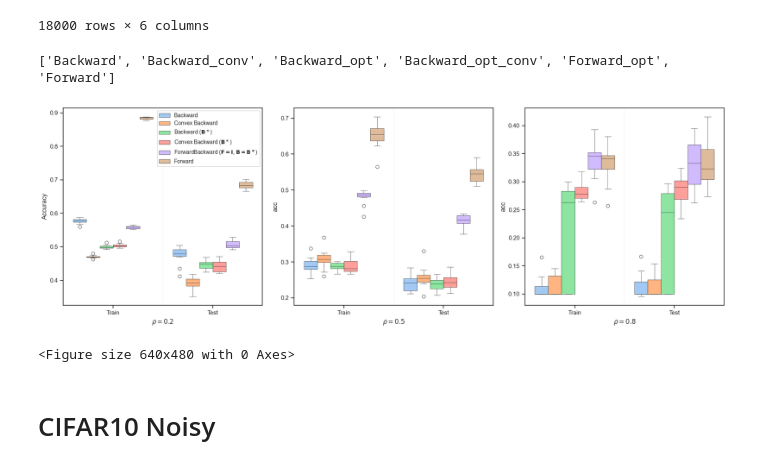
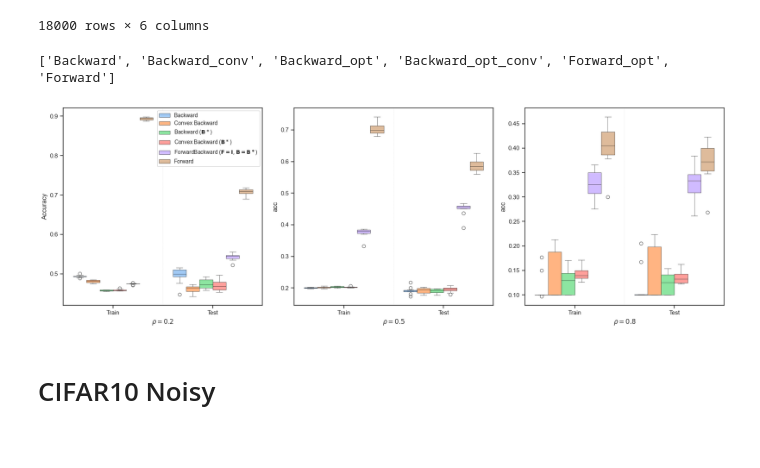
Before and after one commit to DaniBacaicoa/ForwardBackard_losses, a Jupyter notebook: New_Results_viasualization.ipynb, the cells around one changed output. Saved outputs shown, nothing was run; the diff lists cells and outputs as text; code cells hidden in the pictures.

```diff
--- a/New_Results_viasualization.ipynb
+++ b/New_Results_viasualization.ipynb
@@ -1231,7 +1231,7 @@ See the caveats in the documentation: https://pandas.pydata.org/pandas-docs/stab
 18000 rows × 6 columns
 # %%
 #selected_loss_fns = ['Backward', 'Forward']
-last_epoch_df = df_concatenado[df_concatenado['epoch'] == 20]
+last_epoch_df = df_concatenado[df_concatenado['epoch'] == 40]
 #last_epoch_df = last_epoch_df[last_epoch_df['loss_fn'].isin(selected_loss_fns)]
 
 df_corr1 = last_epoch_df[last_epoch_df['corr_p']==0.2]
@@ -1242,7 +1242,7 @@ sns.set_theme(style="ticks", palette="pastel")
 fig, axes = plt.subplots(1, 3, figsize=(18, 6), sharey=False)
 
 
-hue_order = ['Backward', 'Backward_conv', 'Backward_opt', 'Backward_opt_conv', 'Forward_opt','Forward', ]
+hue_order = ['Backward', 'Backward_conv', 'Backward_opt', 'Backward_opt_conv', 'Forward_opt','Forward']
 new_labels = ['Backward', 'Convex Backward ', r'Backward (${\bf B}^\ast$)', r'Convex Backward (${\bf B}^\ast$)',  r'ForwardBackward (${\bf F=I},{\bf B=B^\ast}$)','Forward']
 
 
@@ -1259,36 +1259,35 @@ axes[0].axvline(x=0.5, color='gray', linestyle='--', linewidth=0.1)
 handles, labels = axes[0].get_legend_handles_labels()
 axes[0].legend(handles, new_labels,prop={'size': 10})
 print(labels)
 
 
 sns.boxplot(data=df_corr2, x='train', y='acc', hue='loss_fn', hue_order= hue_order, ax=axes[1], saturation=1,
             boxprops=dict(edgecolor='black', linewidth=0.4),
             whiskerprops=dict(color='black', linewidth=0.4),
             capprops=dict(color='black', linewidth=0.4),
             medianprops=dict(color='black', linewidth=0.4))
 axes[1].set_xlabel(r'$\rho=0.5$')
 #axes[1].set_ylabel('Accuracy')
 axes[1].legend().remove()
 axes[1].axvline(x=0.5, color='gray', linestyle='--', linewidth=0.1)
 
 sns.boxplot(data=df_corr3, x='train', y='acc', hue='loss_fn', hue_order= hue_order, ax=axes[2], saturation=1,
             boxprops=dict(edgecolor='black', linewidth=0.4),
             whiskerprops=dict(color='black', linewidth=0.4),
             capprops=dict(color='black', linewidth=0.4),
             medianprops=dict(color='black', linewidth=0.4))
 axes[2].set_xlabel(r'$\rho=0.8$')
 #axes[2].set_ylabel('Accuracy')
 axes[2].legend().remove()
 axes[2].axvline(x=0.5, color='gray', linestyle='--', linewidth=0.1)
 
 # Adjust layout
 plt.tight_layout()
 plt.show()
-plt.savefig('FigCIFAR.eps', format='eps',dpi=1000)
+#plt.savefig('Fig14.eps', format='eps',dpi=1000)
 # %% [output]
 ['Backward', 'Backward_conv', 'Backward_opt', 'Backward_opt_conv', 'Forward_opt', 'Forward']
-[figure, old version]
+[figure, new version]
-<Figure size 640x480 with 0 Axes>
 # %% [markdown]
 # CIFAR10 Noisy
 # %%
```
Also changed, not shown: 2 other files.
